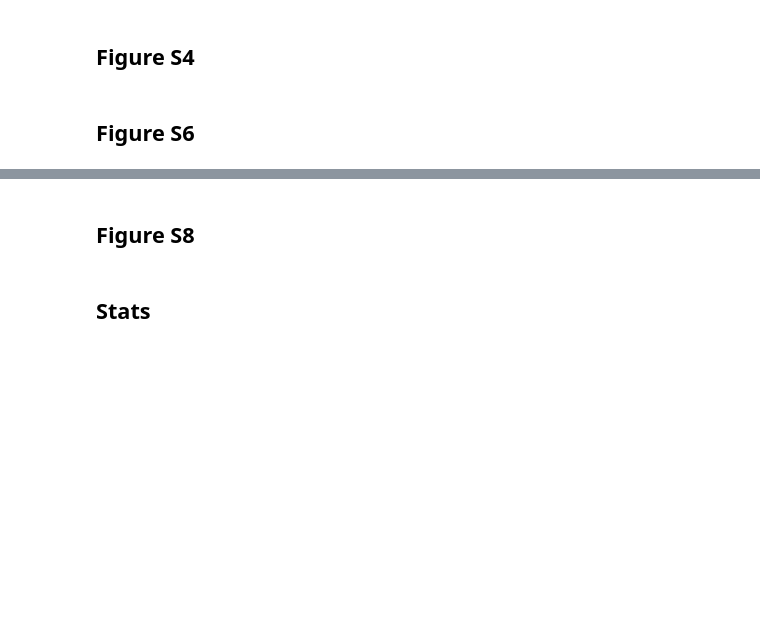
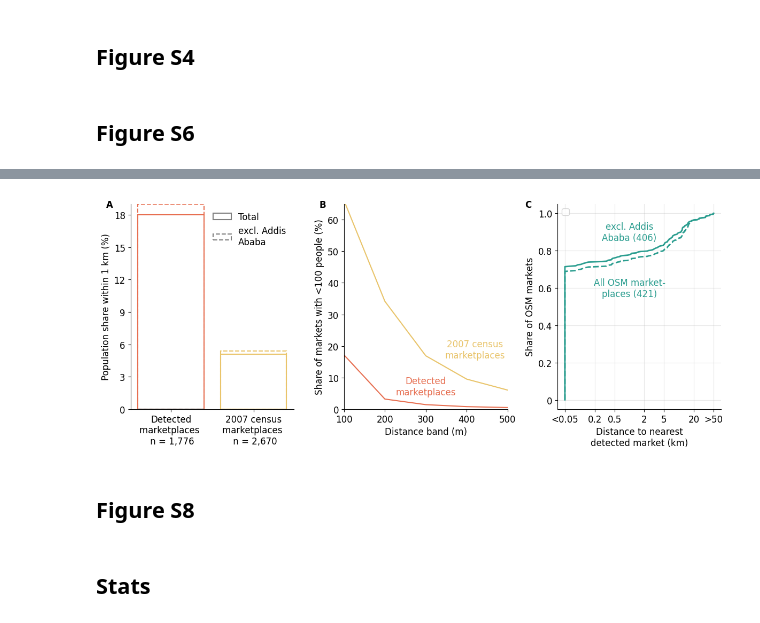
Before and after one commit to pauldingus/MAI-replication-package, a Jupyter notebook: code/figures/figures_tables_and_stats.ipynb, the cells around one changed output, grey strips where cells are left out. Drawn from its saved outputs; the diff is of its cells as text; code cells hidden in the pictures; blank space fills up the shorter version.

```diff
--- a/code/figures/figures_tables_and_stats.ipynb
+++ b/code/figures/figures_tables_and_stats.ipynb
@@ -2430,3 +2467,86 @@ fig.savefig("graphs/Fig_S_census.png", dpi=300, bbox_inches='tight')
+# %%
+# ---------------------------------------------
+# PLOTTING: Side-by-side plots
+plt.rcParams.update({'font.size': 12})
+fig, (ax1, ax2, ax3) = plt.subplots(1, 3, figsize=(12, 5))
+
+## --- A. Bar Chart ---
+x = [0, 1]
+width = 0.35
+# Bars: actual data (hidden from legend)
+ax1.bar(x[0], df_1km['pop_share_without_addis'].values[0], color="none", edgecolor=maincolors[2], linewidth=1.5, linestyle="--", label="_nolegend_")
+ax1.bar(x[0], df_1km['pop_share_all'].values[0], color="none", edgecolor=maincolors[2], linewidth=1.5, label="_nolegend_")
+ax1.bar(x[1], df_1km['pop_share_census_without_addis'].values[0], color="none", edgecolor=maincolors[1], linewidth=1.5, linestyle="--", label="_nolegend_")
+ax1.bar(x[1], df_1km['pop_share_census'].values[0], color="none", edgecolor=maincolors[1], linewidth=1.5, label="_nolegend_")
+
+# Dummy bars for legend
+ax1.bar(0, 0, color="none", edgecolor="gray", linestyle="-", linewidth=1.5, label="Total")
+ax1.bar(0, 0, color="none", edgecolor="gray", linestyle="--", linewidth=1.5, label="excl. Addis\nAbaba")
+
+# Formatting
+ax1.set_xticks(x)
+ax1.set_xticklabels(['Detected\nmarketplaces \n n = 1,776', '2007 census\nmarketplaces \n n = 2,670'])
+ax1.set_ylabel('Population share within 1 km (%)')
+ax1.set_yticks([0, 3, 6, 9, 12, 15, 18])
+ax1.set_ylim(0, 19)
+ax1.legend(frameon=False)
+ax1.spines["top"].set_visible(False)
+ax1.spines["right"].set_visible(False)
+ax1.grid(False)
+
+# Label
+ax1.text(-0.15, 1.02, "A", transform=ax1.transAxes, fontsize=12, fontweight="bold", va="top", ha="left")
+
+## --- B. Line Chart ---
+ax2.plot(distances, shares_census, linestyle='solid', color=maincolors[1],linewidth=1.5)
+ax2.plot(distances, shares_mai, linestyle='solid', color=maincolors[2],linewidth=1.5)
+
+# Annotation
+ax2.text(.8, 0.25, "2007 census\nmarketplaces", color=maincolors[1], fontsize=12, transform=ax2.transAxes, ha='center')
+ax2.text(.5, 0.07, "Detected\nmarketplaces", color=maincolors[2], fontsize=12, transform=ax2.transAxes, ha='center')
+
+# Formatting
+ax2.set_xlabel('Distance band (m)')
+ax2.set_ylabel('Share of markets with <100 people (%)')
+ax2.set_xticks(distances)
+ax2.set_xlim([100, 500])
+ax2.set_ylim([0, 65])
+ax2.spines["top"].set_visible(False)
+ax2.spines["right"].set_visible(False)
+ax2.grid(False)
+
+# Label
+ax2.text(-0.15, 1.02, "B", transform=ax2.transAxes, fontsize=12, fontweight="bold", va="top", ha="left")
+
+
+ax3.plot(x_sub, y_sub, label=f"", lw=2, color=maincolors[0])
+ax3.plot(x_all, y_all, label=f"", lw=2, color=maincolors[0], linestyle="--")
+ax3.text(np.log(1), 0.6, f"All OSM market-\nplaces ({n_all})", color=maincolors[0], ha="center", va="center", fontsize=12)
+ax3.text(np.log(1), 0.9, f"excl. Addis\nAbaba ({n_sub})", color=maincolors[0], ha="center", va="center", fontsize=12)
+tick_vals = np.log(np.array([0.05,0.2, 0.5, 2,  5, 20,  50]))
+tick_labels = np.array(["<0.05", "0.2", "0.5", "2", "5", "20",  ">50"])
+ax3.set_xlabel("Distance to nearest\ndetected market (km)", fontsize=12)
+ax3.set_ylabel("Share of OSM markets", fontsize=12)
+ax3.set_title("")
+ax3.set_xticks(tick_vals)
+ax3.set_xticklabels(tick_labels, fontsize=12)
+ax3.set_yticks([0,0.2,0.4,0.6,0.8,1.0])
+ax3.set_yticklabels(["0", "0.2", "0.4", "0.6", "0.8", "1.0"], fontsize=12)
+handles, labels = ax3.get_legend_handles_labels()
+ax3.legend(handles[::-1], labels[::-1])
+ax3.grid(True, alpha=0.3)
+ax3.spines["top"].set_visible(False)
+ax3.spines["right"].set_visible(False)
+# Label
+ax3.text(-0.2, 1.02, "C", transform=ax3.transAxes, fontsize=12, fontweight="bold", va="top", ha="left")
+
+
+plt.tight_layout()
+plt.show()
+# Save the figure as "Fig S5" in the "graphs" directory
+fig.savefig("graphs/Fig_S_census.png", dpi=300, bbox_inches='tight')
+# %% [output]
+[figure, added]
 # %% [markdown]
 ## Figure S8
 # %%
```
Also changed, not shown: parts of 2 cells of this notebook, 2 other files.
